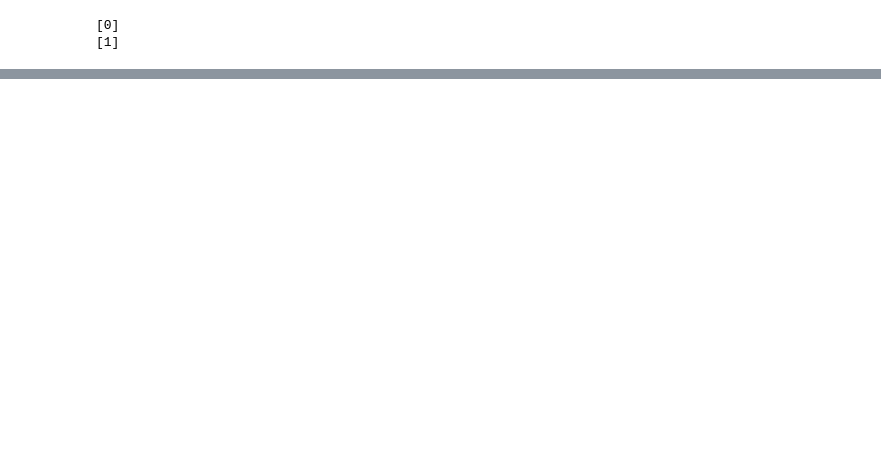
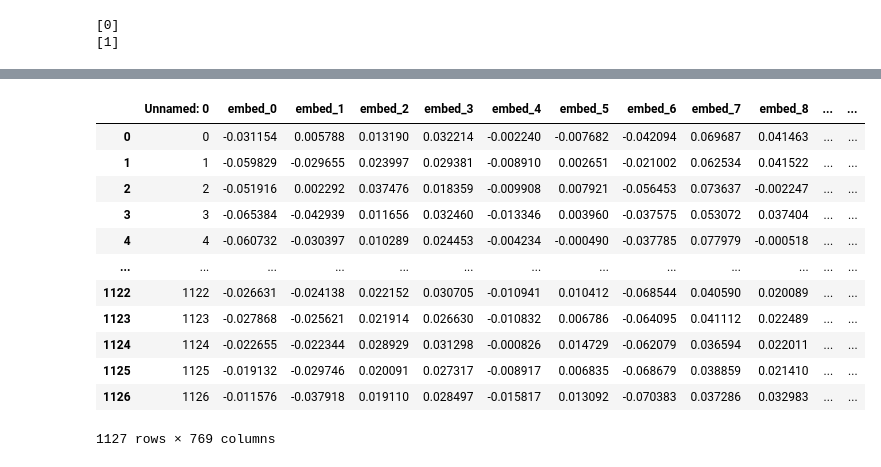
Before and after one commit to manogna04/ML-Lab, a Jupyter notebook: ml_5.ipynb, the cells around one changed output, grey strips where cells are left out. Cells and saved outputs as stored; diff of their text form; code cells hidden in the pictures; blank space fills up the shorter version.

```diff
--- a/ml_5.ipynb
+++ b/ml_5.ipynb
@@ -1079,0 +936,18 @@ NameError: ignored
+# %%
+excel =pd.ExcelFile('t5_train (1) (1).xlsx')
+df=pd.read_excel(excel, 'Sheet1')
+df
+# %% [output]
+|  | Unnamed: 0 | embed_0 | embed_1 | embed_2 | embed_3 | embed_4 | embed_5 | embed_6 | embed_7 | embed_8 | ... | ... |
+| 0 | 0 | -0.031154 | 0.005788 | 0.013190 | 0.032214 | -0.002240 | -0.007682 | -0.042094 | 0.069687 | 0.041463 | ... | ... |
+| 1 | 1 | -0.059829 | -0.029655 | 0.023997 | 0.029381 | -0.008910 | 0.002651 | -0.021002 | 0.062534 | 0.041522 | ... | ... |
+| 2 | 2 | -0.051916 | 0.002292 | 0.037476 | 0.018359 | -0.009908 | 0.007921 | -0.056453 | 0.073637 | -0.002247 | ... | ... |
+| 3 | 3 | -0.065384 | -0.042939 | 0.011656 | 0.032460 | -0.013346 | 0.003960 | -0.037575 | 0.053072 | 0.037404 | ... | ... |
+| 4 | 4 | -0.060732 | -0.030397 | 0.010289 | 0.024453 | -0.004234 | -0.000490 | -0.037785 | 0.077979 | -0.000518 | ... | ... |
+| ... | ... | ... | ... | ... | ... | ... | ... | ... | ... | ... | ... | ... |
+| 1122 | 1122 | -0.026631 | -0.024138 | 0.022152 | 0.030705 | -0.010941 | 0.010412 | -0.068544 | 0.040590 | 0.020089 | ... | ... |
+| 1123 | 1123 | -0.027868 | -0.025621 | 0.021914 | 0.026630 | -0.010832 | 0.006786 | -0.064095 | 0.041112 | 0.022489 | ... | ... |
+| 1124 | 1124 | -0.022655 | -0.022344 | 0.028929 | 0.031298 | -0.000826 | 0.014729 | -0.062079 | 0.036594 | 0.022011 | ... | ... |
+| 1125 | 1125 | -0.019132 | -0.029746 | 0.020091 | 0.027317 | -0.008917 | 0.006835 | -0.068679 | 0.038859 | 0.021410 | ... | ... |
+| 1126 | 1126 | -0.011576 | -0.037918 | 0.019110 | 0.028497 | -0.015817 | 0.013092 | -0.070383 | 0.037286 | 0.032983 | ... | ... |
+1127 rows × 769 columns
```
Also changed, not shown: parts of 12 cells of this notebook.
